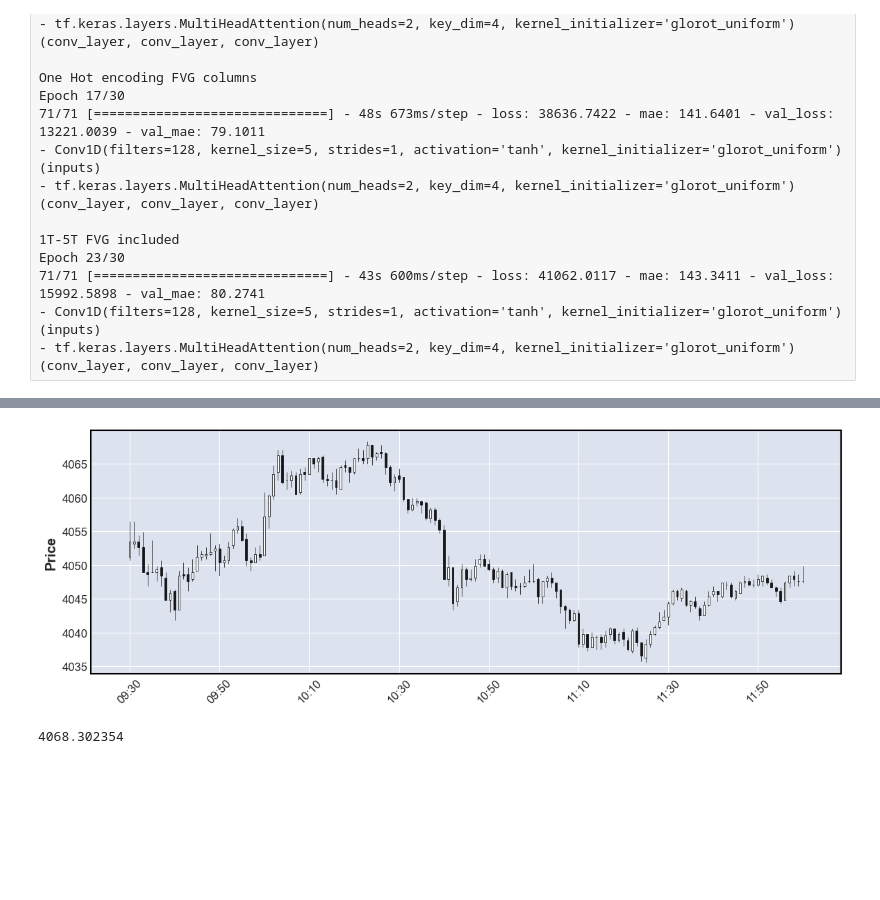
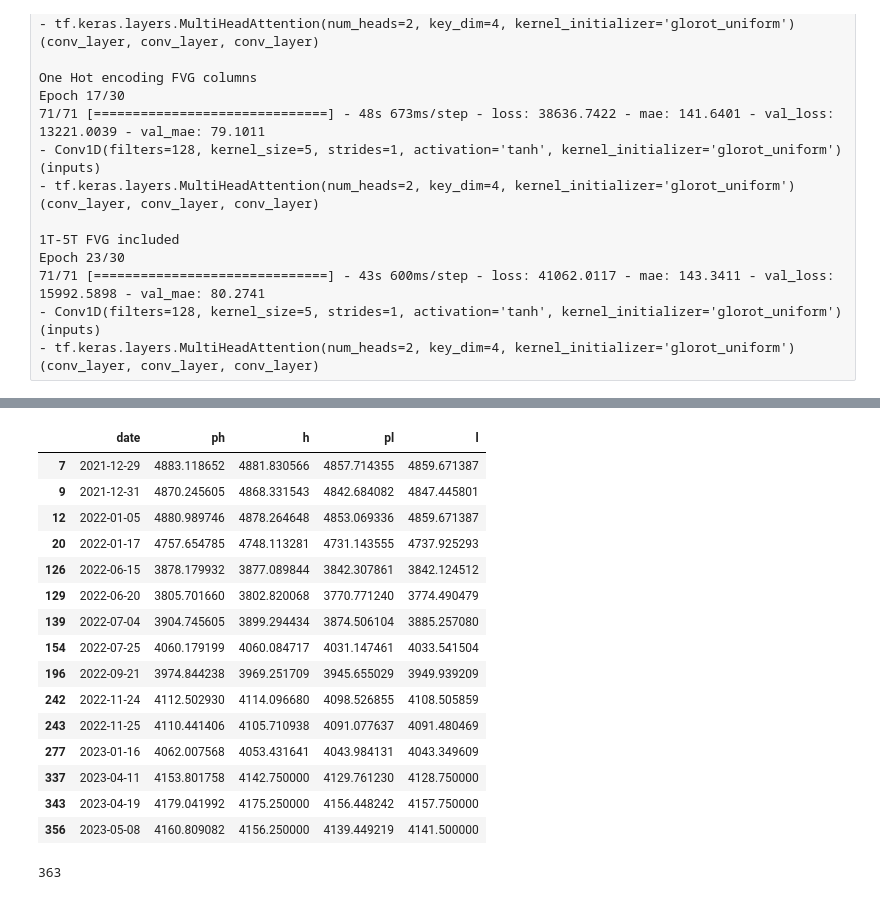
Before and after one commit to kshptl/ML-Futures, a Jupyter notebook: daily_high_low/CNN-Transformer.ipynb, the cells around one changed output, grey strips where cells are left out. Cells and saved outputs as stored; diff of their text form; code cells hidden in the pictures; blank space fills up the shorter version.

```diff
--- a/daily_high_low/CNN-Transformer.ipynb
+++ b/daily_high_low/CNN-Transformer.ipynb
@@ -308,36 +303,23 @@ Epoch 23/30
 # %%
-test_generator = data_generator(df_1T, window_size, batch_size, test_indices)
-test_steps = len(test_indices) // batch_size
+#test_steps = len(test_indices) // batch_size
 # Generate predictions for the test set
-predictions = model.predict(test_generator, steps=test_steps)
-test_generator = data_generator(df_1T, window_size, batch_size, test_indices)
-model.evaluate(test_generator, steps=test_steps)
+high_model = tf.keras.saving.load_model('best_model_high.h5')
+low_model = tf.keras.saving.load_model('best_model_low.h5')
 
-#dates = df.iloc[test_indices].index.strftime("%Y-%m-%d")[:576]
+high_predictions = high_model.predict(X_test)
+low_predictions = low_model.predict(X_test)
 
-# Extract the predicted high and low values
-predicted_high = predictions[:, 0]
-predicted_low = predictions[:, 1]
+# Create a dictionary with the arrays
+data = {
+    'date': df_1T.iloc[data_indices[split_index:]].index.date,
+    'ph': high_predictions.reshape(len(high_predictions)),
+    'h': y_test[:,0].reshape(len(y_test[:,0])),
+    'pl': low_predictions.reshape(len(low_predictions)),
+    'l': y_test[:,1].reshape(len(y_test[:,1]))
+}
 
-# Reset the test data generator to get actual values
-test_generator = data_generator(df_1T, window_size, batch_size, test_indices, test=True)
-
-# Get the actual high and low values
-actual_high = []
-actual_low = []
-dates = df_1T.iloc[test_indices].index
-x_test = []
-for i in range(test_steps):
-    x, batch_targets = next(test_generator)
-    x_test.append(x)
-    actual_high.extend(batch_targets[:, 0])
-    actual_low.extend(batch_targets[:, 1])
-
-
-# actual_high = np.exp(actual_high) * open_prices
-# actual_low = np.exp(actual_low) * open_prices
-# predicted_high = np.exp(predicted_high) * open_prices
-# predicted_low = np.exp(predicted_low) * open_prices
+# Convert the dictionary to a DataFrame
+res = pd.DataFrame(data)
 
 # Print the individual predictions with actual values
 # for i in range(len(predicted_high)):
@@ -348,8 +330,23 @@ for i in range(test_steps):
+# %%
+res.query('(h < ph + 2) and (l > pl - 2)')
+# %% [output]
+|  | date | ph | h | pl | l |
+| 7 | 2021-12-29 | 4883.118652 | 4881.830566 | 4857.714355 | 4859.671387 |
+| 9 | 2021-12-31 | 4870.245605 | 4868.331543 | 4842.684082 | 4847.445801 |
+| 12 | 2022-01-05 | 4880.989746 | 4878.264648 | 4853.069336 | 4859.671387 |
+| 20 | 2022-01-17 | 4757.654785 | 4748.113281 | 4731.143555 | 4737.925293 |
+| 126 | 2022-06-15 | 3878.179932 | 3877.089844 | 3842.307861 | 3842.124512 |
+| 129 | 2022-06-20 | 3805.701660 | 3802.820068 | 3770.771240 | 3774.490479 |
+| 139 | 2022-07-04 | 3904.745605 | 3899.294434 | 3874.506104 | 3885.257080 |
+| 154 | 2022-07-25 | 4060.179199 | 4060.084717 | 4031.147461 | 4033.541504 |
+| 196 | 2022-09-21 | 3974.844238 | 3969.251709 | 3945.655029 | 3949.939209 |
+| 242 | 2022-11-24 | 4112.502930 | 4114.096680 | 4098.526855 | 4108.505859 |
+| 243 | 2022-11-25 | 4110.441406 | 4105.710938 | 4091.077637 | 4091.480469 |
+| 277 | 2023-01-16 | 4062.007568 | 4053.431641 | 4043.984131 | 4043.349609 |
+| 337 | 2023-04-11 | 4153.801758 | 4142.750000 | 4129.761230 | 4128.750000 |
+| 343 | 2023-04-19 | 4179.041992 | 4175.250000 | 4156.448242 | 4157.750000 |
+| 356 | 2023-05-08 | 4160.809082 | 4156.250000 | 4139.449219 | 4141.500000 |
 # %%
-mpf.plot(df_es.loc['2023-01-17'].between_time('9:30', '12:00'), type='candle', figsize=(15,5))
+len(y_test)
 # %% [output]
-[figure, removed]
+363
-# %%
-df_es.loc['2023-01-17'].between_time('9:30', '12:00').high.max()
-# %% [output]
-4068.302354
```
Also changed, not shown: parts of 15 cells of this notebook, 6 other files.
